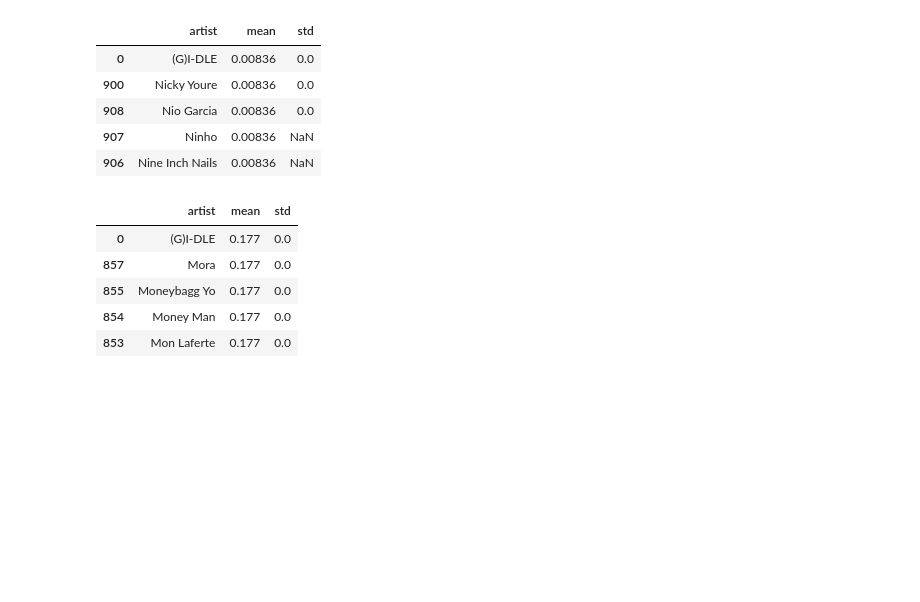
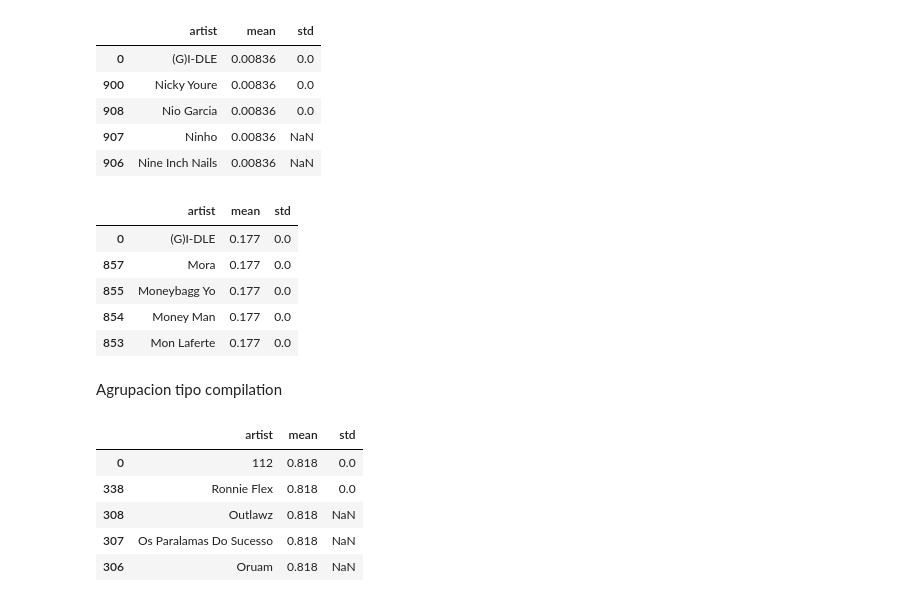
Before and after one commit to AndreaGonzalezG/Evaluacion_intermedia_mod3, a Jupyter notebook: Evaluacion_intermedia_mod3.ipynb, the cells around one changed output. Saved outputs shown, nothing was run; the diff lists cells and outputs as text; code cells hidden in the pictures; blank space fills up the shorter version.

```diff
--- a/Evaluacion_intermedia_mod3.ipynb
+++ b/Evaluacion_intermedia_mod3.ipynb
@@ -375,3 +375,15 @@ est_single_spe.head(5)
 | 855 | Moneybagg Yo | 0.177 | 0.0 |
 | 854 | Money Man | 0.177 | 0.0 |
 | 853 | Mon Laferte | 0.177 | 0.0 |
+# %% [markdown]
+Agrupacion tipo compilation
+# %%
+est_comp_danc = df_compilation.groupby("artist")["danceability"].agg(["mean","std"]).reset_index().sort_values("mean", ascending=False)
+est_comp_danc.head(5)
+# %% [output]
+|  | artist | mean | std |
+| 0 | 112 | 0.818 | 0.0 |
+| 338 | Ronnie Flex | 0.818 | 0.0 |
+| 308 | Outlawz | 0.818 | NaN |
+| 307 | Os Paralamas Do Sucesso | 0.818 | NaN |
+| 306 | Oruam | 0.818 | NaN |
```
Also changed, not shown: parts of 4 cells of this notebook.
